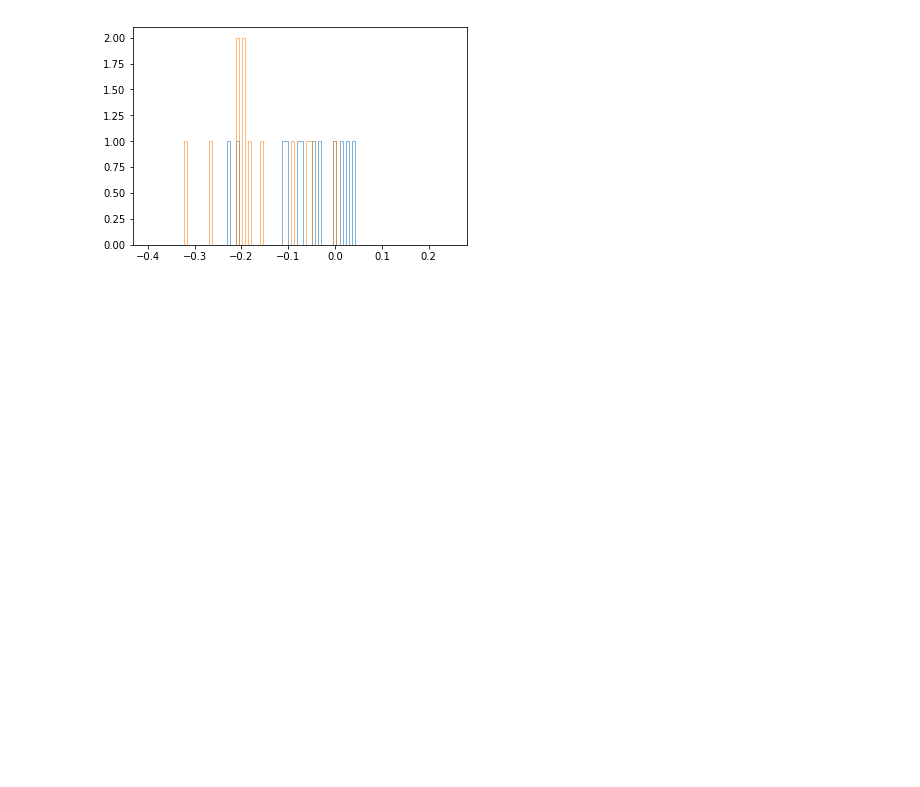
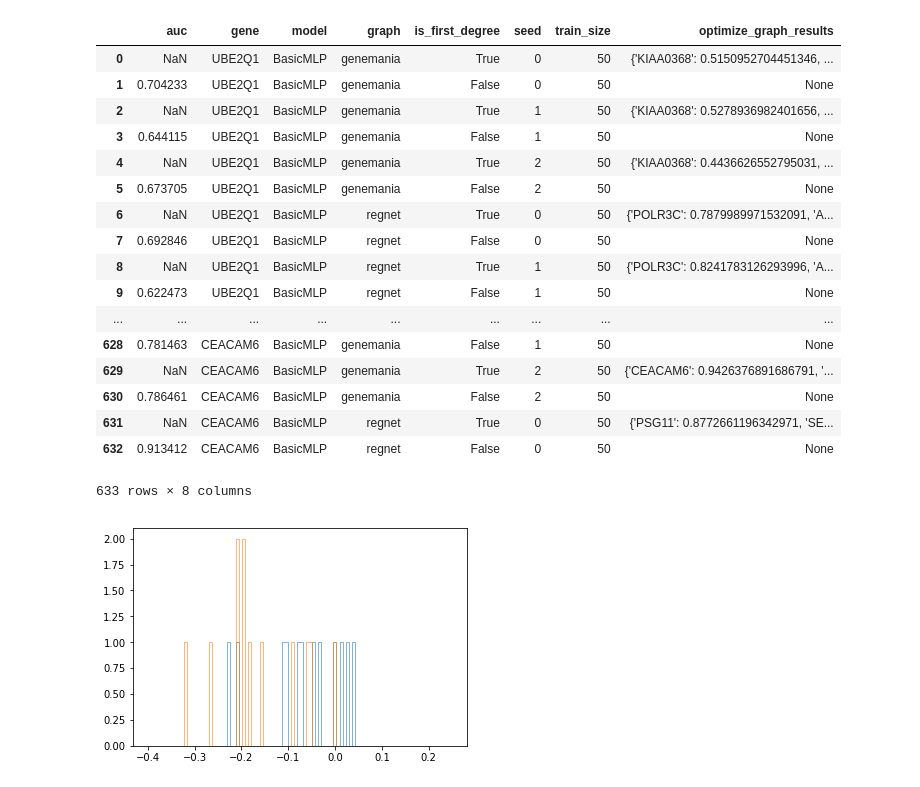
Before and after one commit to mila-iqia/gene-graph-conv, a Jupyter notebook: graph-gen.ipynb, the cells around one changed output. Cells and saved outputs as stored; diff of their text form; code cells hidden in the pictures; blank space fills up the shorter version.

```diff
--- a/graph-gen.ipynb
+++ b/graph-gen.ipynb
@@ -81,2 +48,0 @@ print(genes[])
-# %%
-neighbors = list(gene_graph.first_degree(gene)[0])
@@ -101,13 +49,13 @@ neighbors
 # %%
 train_size = 50
 test_size = 1000
-trials = 30
+trials = 3
 cuda = False
 models = {"BasicMLP": MLP(column_names=dataset.df.columns, dropout=False, cuda=cuda)}
 # %%
 # Create the set of all experiment ids and see which are left to do
 columns = ["gene", "graph", "model", "seed", "is_first_degree", "train_size"]
-all_exp_ids = [x for x in itertools.product(["RAD50"], graphs.keys(), models.keys(), range(trials), [True], [train_size])]
+all_exp_ids = [x for x in itertools.product(dataset.df.columns, graphs.keys(), models.keys(), range(trials), [True, False], [train_size])]
 all_exp_ids = pd.DataFrame(all_exp_ids, columns=columns)
 all_exp_ids.index = ["-".join(map(str, tup[1:])) for tup in all_exp_ids.itertuples(name=None)]
 results_exp_ids = results[columns].copy()
@@ -126,7 +74,7 @@ def optimize_graph(model, gene_graph, gene, X_train, X_test, y_train, y_test):
     neighbors = [n for n in neighbors if n in X_train.columns.values]
     res = {}
     for neighbor in neighbors:
-        candidate_nodes = neighbors if gene == neighbor else set(neighbors) - set([neighbor])
+        candidate_nodes = neighbors if gene == neighbor else set(neighbors) - set(neighbor)
         x_train = X_train.loc[:, candidate_nodes].copy()
         x_test = X_test.loc[:, candidate_nodes].copy()
         x_train[gene] = 1
@@ -208,0 +169,21 @@ for row in todo:
+# %%
+results
+# %% [output]
+|  | auc | gene | model | graph | is_first_degree | seed | train_size | optimize_graph_results |
+| 0 | NaN | UBE2Q1 | BasicMLP | genemania | True | 0 | 50 | {'KIAA0368': 0.5150952704451346, ... |
+| 1 | 0.704233 | UBE2Q1 | BasicMLP | genemania | False | 0 | 50 | None |
+| 2 | NaN | UBE2Q1 | BasicMLP | genemania | True | 1 | 50 | {'KIAA0368': 0.5278936982401656, ... |
+| 3 | 0.644115 | UBE2Q1 | BasicMLP | genemania | False | 1 | 50 | None |
+| 4 | NaN | UBE2Q1 | BasicMLP | genemania | True | 2 | 50 | {'KIAA0368': 0.4436626552795031, ... |
+| 5 | 0.673705 | UBE2Q1 | BasicMLP | genemania | False | 2 | 50 | None |
+| 6 | NaN | UBE2Q1 | BasicMLP | regnet | True | 0 | 50 | {'POLR3C': 0.7879989971532091, 'A... |
+| 7 | 0.692846 | UBE2Q1 | BasicMLP | regnet | False | 0 | 50 | None |
+| 8 | NaN | UBE2Q1 | BasicMLP | regnet | True | 1 | 50 | {'POLR3C': 0.8241783126293996, 'A... |
+| 9 | 0.622473 | UBE2Q1 | BasicMLP | regnet | False | 1 | 50 | None |
+| ... | ... | ... | ... | ... | ... | ... | ... | ... |
+| 628 | 0.781463 | CEACAM6 | BasicMLP | genemania | False | 1 | 50 | None |
+| 629 | NaN | CEACAM6 | BasicMLP | genemania | True | 2 | 50 | {'CEACAM6': 0.9426376891686791, '... |
+| 630 | 0.786461 | CEACAM6 | BasicMLP | genemania | False | 2 | 50 | None |
+| 631 | NaN | CEACAM6 | BasicMLP | regnet | True | 0 | 50 | {'PSG11': 0.8772661196342971, 'SE... |
+| 632 | 0.913412 | CEACAM6 | BasicMLP | regnet | False | 0 | 50 | None |
+633 rows × 8 columns
```
Also changed, not shown: parts of 14 cells of this notebook, 2 other files.
